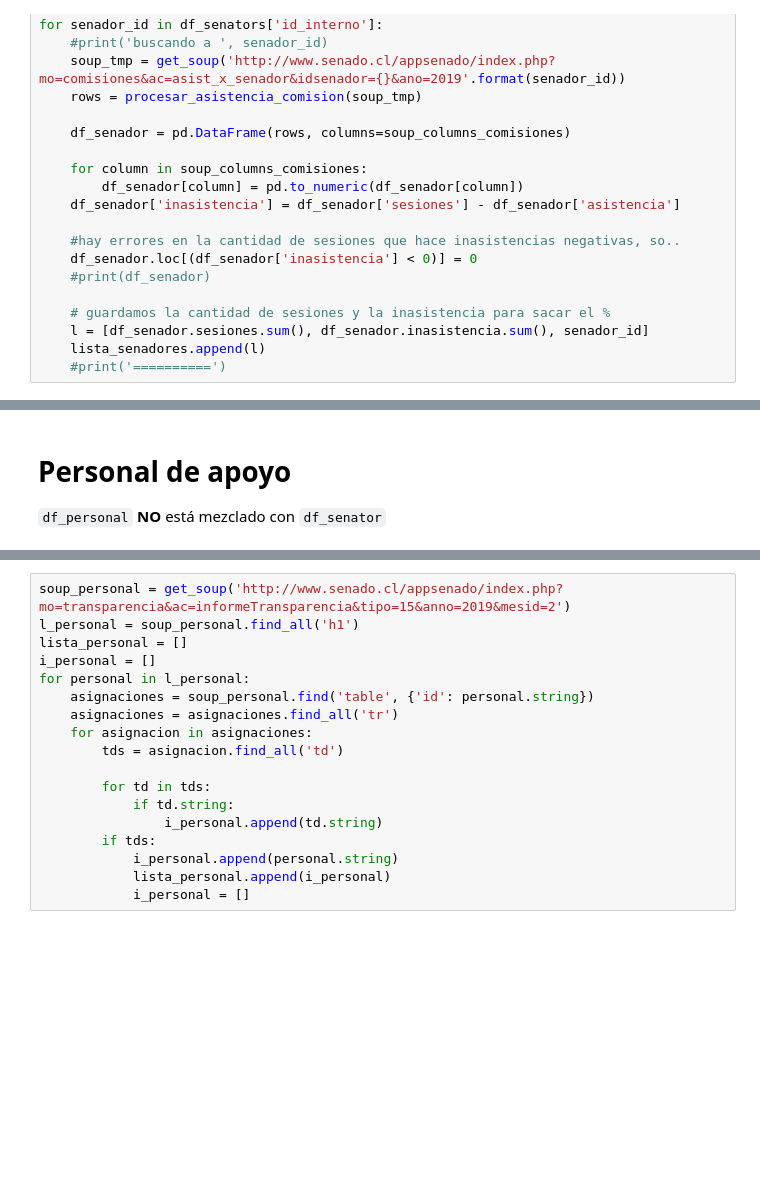
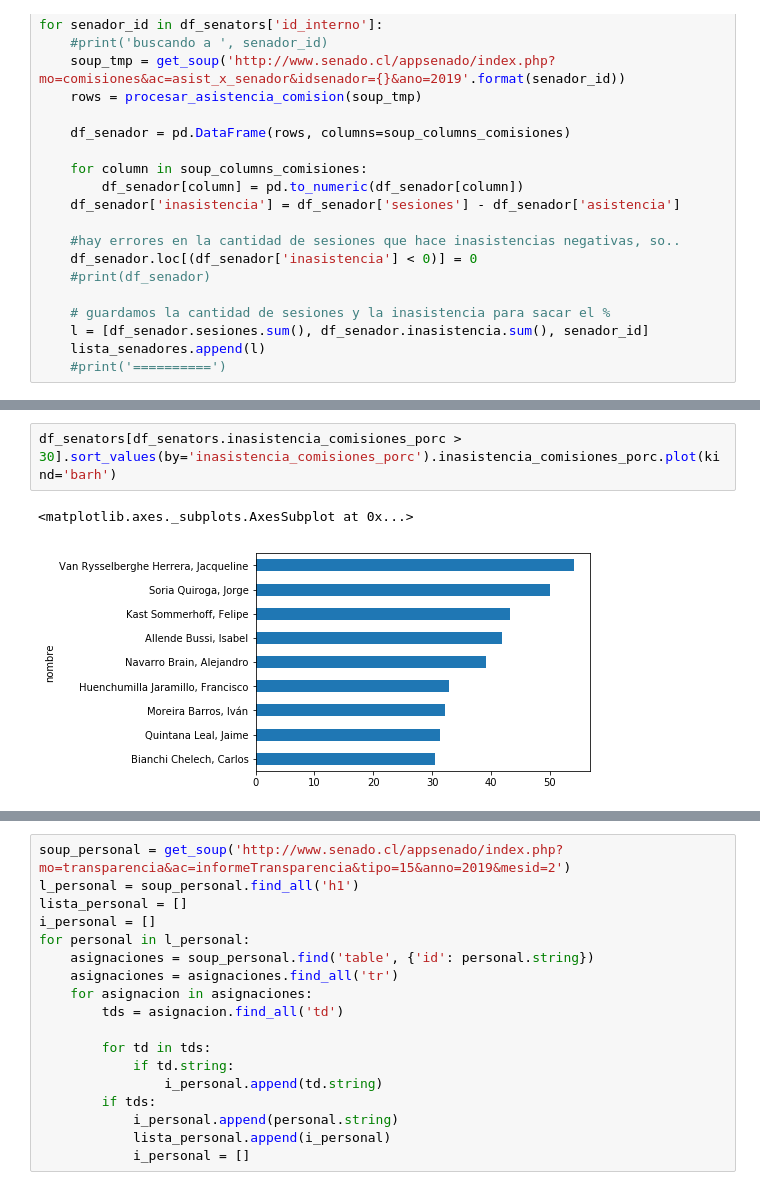
Before and after one commit to mauricioponce/polis, a Jupyter notebook: polis.ipynb, the cells around one changed output, grey strips where cells are left out. Cells and saved outputs as stored; diff of their text form; blank space fills up the shorter version.

```diff
--- a/polis.ipynb
+++ b/polis.ipynb
@@ -260,4 +254,5 @@ df_senators.sort_values(by='inasistencias_comisiones', ascending=[False])
-# %% [markdown]
-# Personal de apoyo
-
-``df_personal`` **NO** está mezclado con ``df_senator``
+# %%
+df_senators[df_senators.inasistencia_comisiones_porc > 30].sort_values(by='inasistencia_comisiones_porc').inasistencia_comisiones_porc.plot(kind='barh')
+# %% [output]
+<matplotlib.axes._subplots.AxesSubplot at 0x...>
+[figure, added]
```
Also changed, not shown: parts of 15 cells of this notebook.
